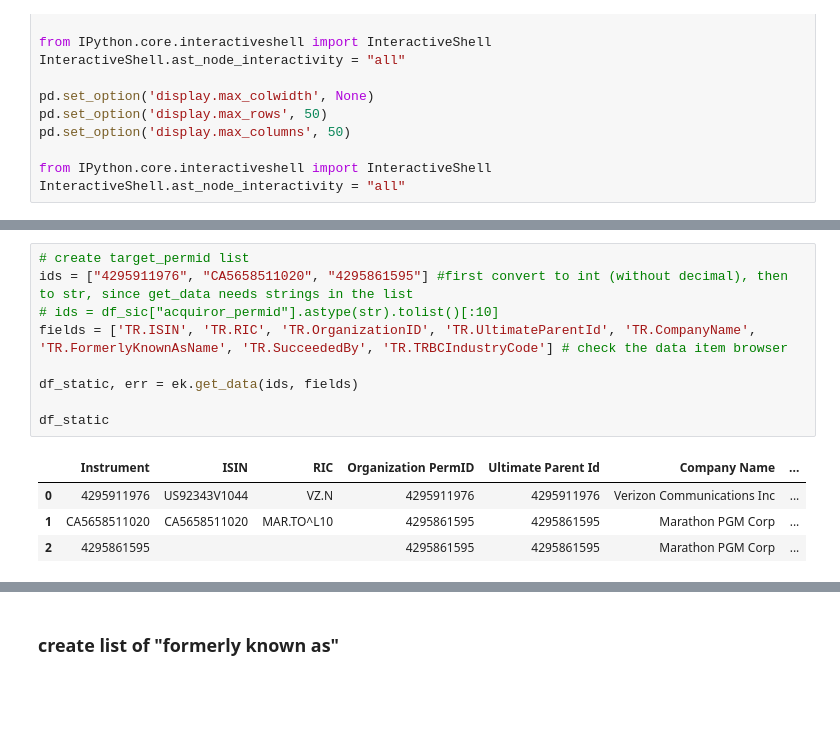
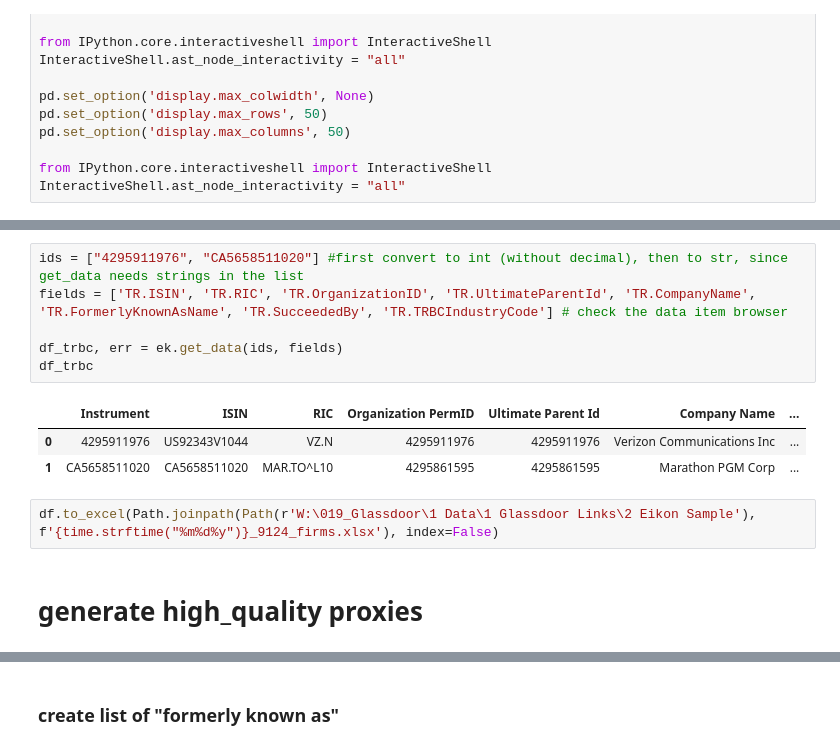
Before and after one commit to hannez11/Glassdoor-Project, a Jupyter notebook: 1 Links and Review Amount/Gamma - Eikon/4 Firm Matching.ipynb, the cells around one changed output, grey strips where cells are left out. Drawn from its saved outputs; the diff is of its cells as text; blank space fills up the shorter version.

```diff
--- a/1 Links and Review Amount/Gamma - Eikon/4 Firm Matching.ipynb
+++ b/1 Links and Review Amount/Gamma - Eikon/4 Firm Matching.ipynb
@@ -55,14 +80,14 @@ df_sic
 # %%
-# create target_permid list
-ids = ["4295911976", "CA5658511020", "4295861595"] #first convert to int (without decimal), then to str, since get_data needs strings in the list
-# ids = df_sic["acquiror_permid"].astype(str).tolist()[:10]
+ids = ["4295911976", "CA5658511020"] #first convert to int (without decimal), then to str, since get_data needs strings in the list
 fields = ['TR.ISIN', 'TR.RIC', 'TR.OrganizationID', 'TR.UltimateParentId', 'TR.CompanyName', 'TR.FormerlyKnownAsName', 'TR.SucceededBy', 'TR.TRBCIndustryCode'] # check the data item browser
 
-df_static, err = ek.get_data(ids, fields)
-
-df_static
+df_trbc, err = ek.get_data(ids, fields)
+df_trbc
 # %% [output]
 |  | Instrument | ISIN | RIC | Organization PermID | Ultimate Parent Id | Company Name | ... |
 | 0 | 4295911976 | US92343V1044 | VZ.N | 4295911976 | 4295911976 | Verizon Communications Inc | ... |
 | 1 | CA5658511020 | CA5658511020 | MAR.TO^L10 | 4295861595 | 4295861595 | Marathon PGM Corp | ... |
-| 2 | 4295861595 |  |  | 4295861595 | 4295861595 | Marathon PGM Corp | ... |
+# %%
+df.to_excel(Path.joinpath(Path(r'W:\019_Glassdoor\1 Data\1 Glassdoor Links\2 Eikon Sample'), f'{time.strftime("%m%d%y")}_9124_firms.xlsx'), index=False)
+# %% [markdown]
+# generate high_quality proxies
```
Also changed, not shown: parts of 21 cells of this notebook, 2 other files.
